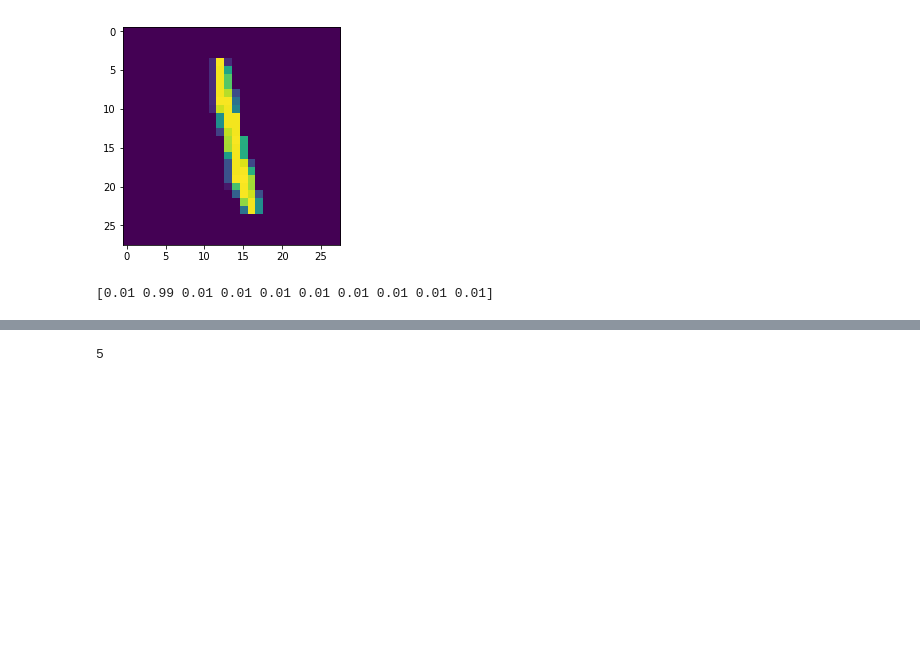
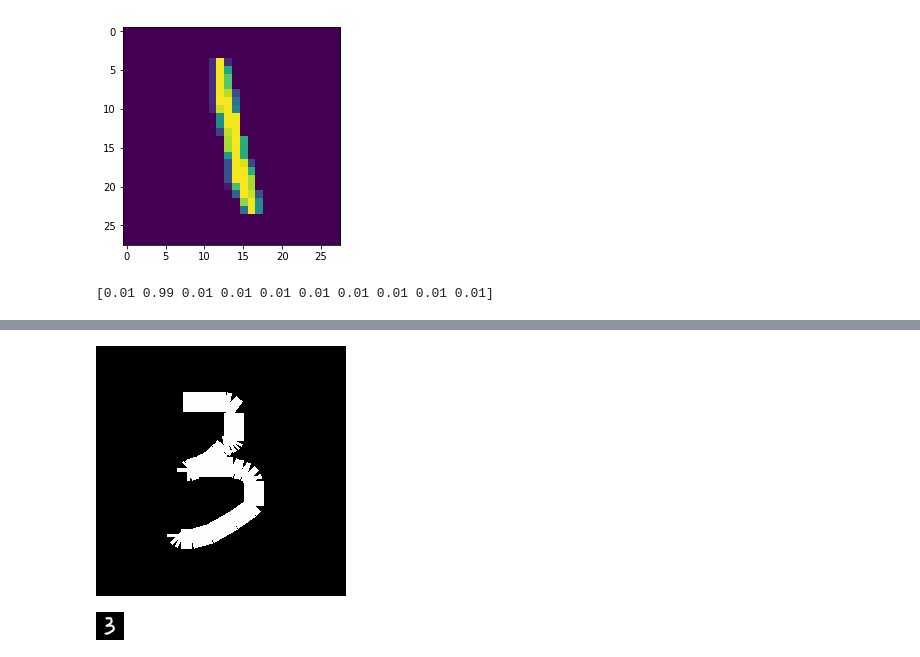
Before and after one commit to Mittenbuhler/Neural_Network, a Jupyter notebook: Gui.ipynb, the cells around one changed output, grey strips where cells are left out. Cells and saved outputs as stored; diff of their text form; code cells hidden in the pictures; blank space fills up the shorter version.

```diff
--- a/Gui.ipynb
+++ b/Gui.ipynb
@@ -49,7 +50,3 @@ Precision for 9: 86.38%
-# %%
-np.argmax(n.run(train_images[0]))
-# %% [output]
-5
 # %%
 class Gui:
 
@@ -100,6 +97,10 @@ class Gui:
         self.alternative_field = Text(feedback_frame, height=1, width=1, font=("Helvetica", 50), bg='light grey')
         self.alternative_field.pack(side=TOP)
 
+        #PIL
+        self.image=Image.new("RGB",(250,250),(255,255,255))
+        self.draw=ImageDraw.Draw(self.image)
+
     def tell_me_where_you_are(self, event):
         self.previous_x = event.x
         self.previous_y = event.y
@@ -107,13 +108,17 @@ class Gui:
     def draw_from_where_you_are(self, event):
         self.x = event.x
         self.y = event.y
-        self.drawing_field.create_polygon(self.previous_x, self.previous_y, self.x, self.y,
-                                width=20, outline='black')
+        self.drawing_field.create_polygon(self.previous_x, self.previous_y, self.x, self.y, width=20, outline='black')
+        self.draw.line(((self.previous_x, self.previous_y),(self.x, self.y)),(1,1,1), width=20)
         self.previous_x = self.x
         self.previous_y = self.y
 
+        img_inverted = ImageOps.invert(self.image)
+        img_resized = img_inverted.resize((28,28), Image.ANTIALIAS)
+        self.input_image = np.asarray(img_resized)[:,:,0] * (0.99/255) + 0.01
+
     def run_nn(self):
-        output = n.run(train_images[0]).T[0]
+        output = n.run(self.input_image).T[0]
         self.prediction = np.argmax(output)
         self.confidence = np.max(output)
         self.alternative = np.argsort(output)[-2]
@@ -125,11 +130,21 @@ class Gui:
             self.alternative_field.insert(END, '/')
 
     def reset(self):
+        # Reset tkinter
         self.prediction_field.delete(1.0,END)
         self.confidence_field.delete(1.0,END)
         self.alternative_field.delete(1.0,END)
         self.drawing_field.delete('all')
+        # Reset PIL
+        self.image=Image.new("RGB",(250,250),(255,255,255))
+        self.draw=ImageDraw.Draw(self.image)
 
-root = Tk()
-b = Gui(root)
-root.mainloop()
+if __name__ == "__main__":
+    root = Tk()
+    b = Gui(root)
+    root.mainloop()
+# %%
+img_inverted = ImageOps.invert(b.image)
+img_inverted
+# %% [output]
+[figure, added]
@@ -135,0 +153,4 @@ root.mainloop()
+# %%
+img_28
+# %% [output]
+[figure, added]
```
Also changed, not shown: parts of 10 cells of this notebook, 1 other file.
